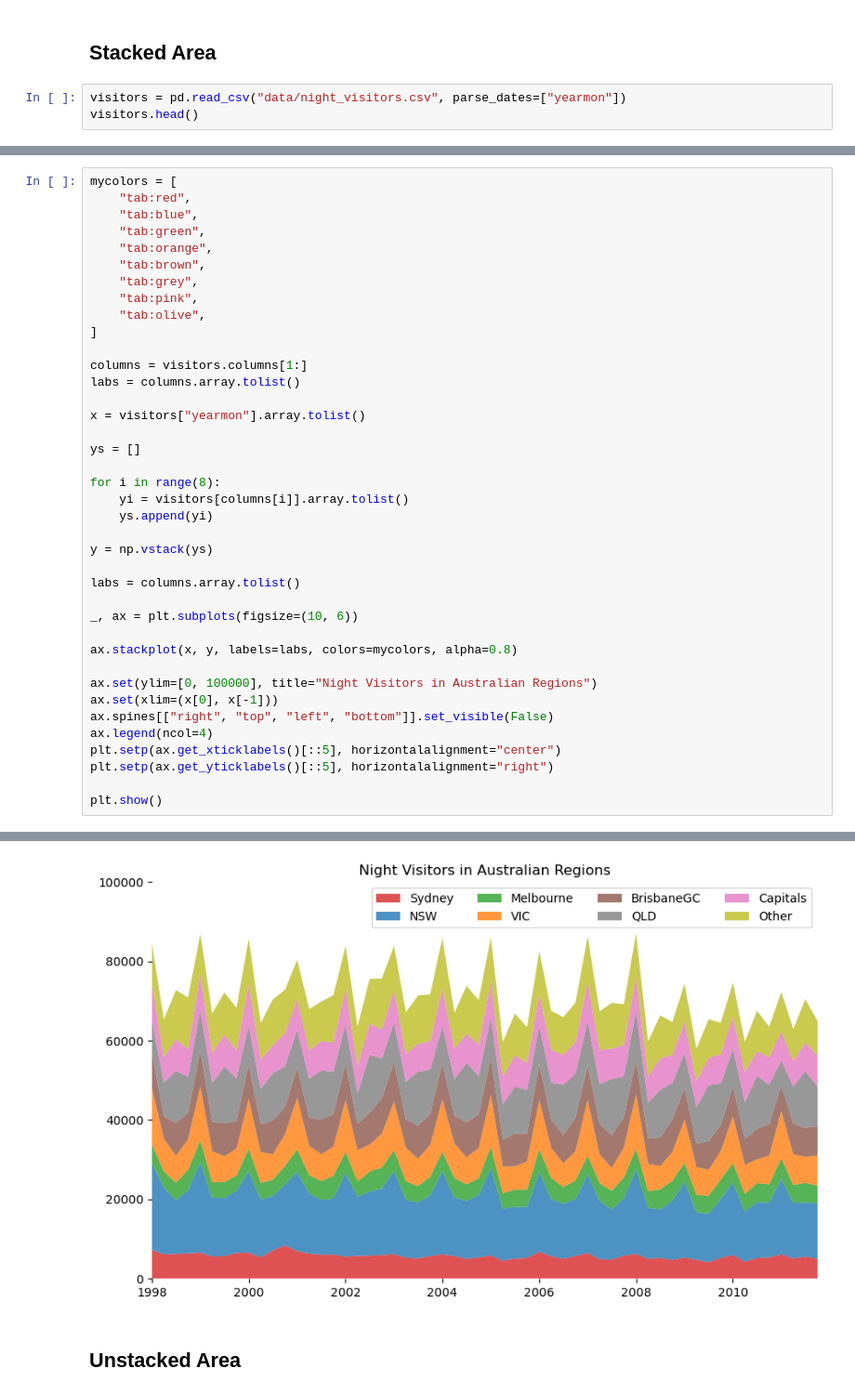
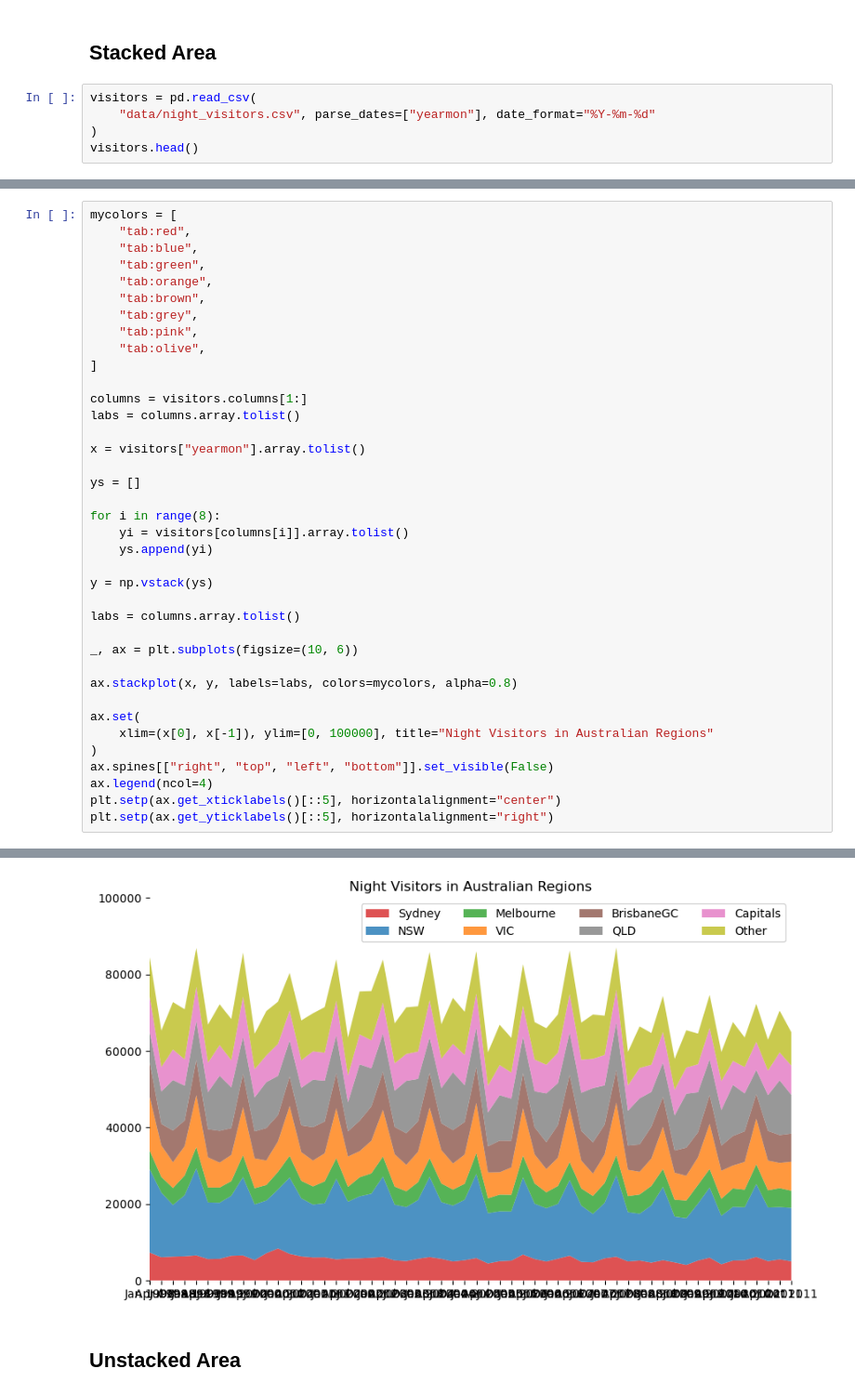
Before and after one commit to ivaquero/blog-bio, a Jupyter notebook: analysis/time-series.ipynb, the cells around one changed output, grey strips where cells are left out. Shown: that part at 93% size. Cells and saved outputs as stored; diff of their text form.

```diff
--- a/analysis/time-series.ipynb
+++ b/analysis/time-series.ipynb
@@ -398,7 +382,9 @@ plt.show()
 # %% [markdown]
 ## Stacked Area
 # %%
-visitors = pd.read_csv("data/night_visitors.csv", parse_dates=["yearmon"])
+visitors = pd.read_csv(
+    "data/night_visitors.csv", parse_dates=["yearmon"], date_format="%Y-%m-%d"
+)
 visitors.head()
 # %% [output]
 |  | yearmon | Sydney | NSW | Melbourne | VIC | BrisbaneGC | QLD | Capitals | Other |
@@ -438,12 +424,11 @@ _, ax = plt.subplots(figsize=(10, 6))
 
 ax.stackplot(x, y, labels=labs, colors=mycolors, alpha=0.8)
 
-ax.set(ylim=[0, 100000], title="Night Visitors in Australian Regions")
-ax.set(xlim=(x[0], x[-1]))
+ax.set(
+    xlim=(x[0], x[-1]), ylim=[0, 100000], title="Night Visitors in Australian Regions"
+)
 ax.spines[["right", "top", "left", "bottom"]].set_visible(False)
 ax.legend(ncol=4)
 plt.setp(ax.get_xticklabels()[::5], horizontalalignment="center")
 plt.setp(ax.get_yticklabels()[::5], horizontalalignment="right")
-
-plt.show()
 # %% [output]
@@ -450,4 +436,4 @@ plt.show()
-[figure, old version]
+[figure, new version]
 # %% [markdown]
 ## Unstacked Area
 # %%
```
Also changed, not shown: parts of 12 cells of this notebook, 4 other files.
